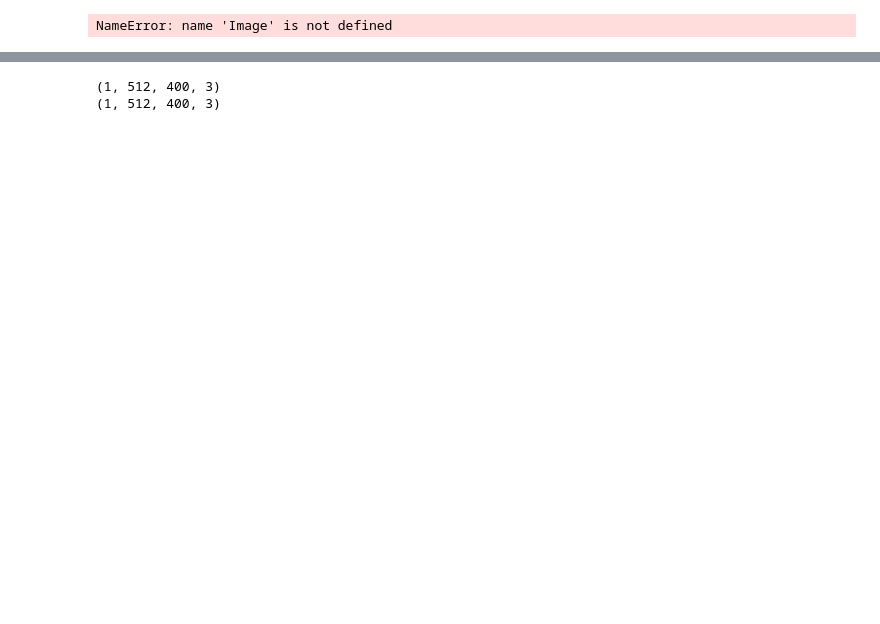
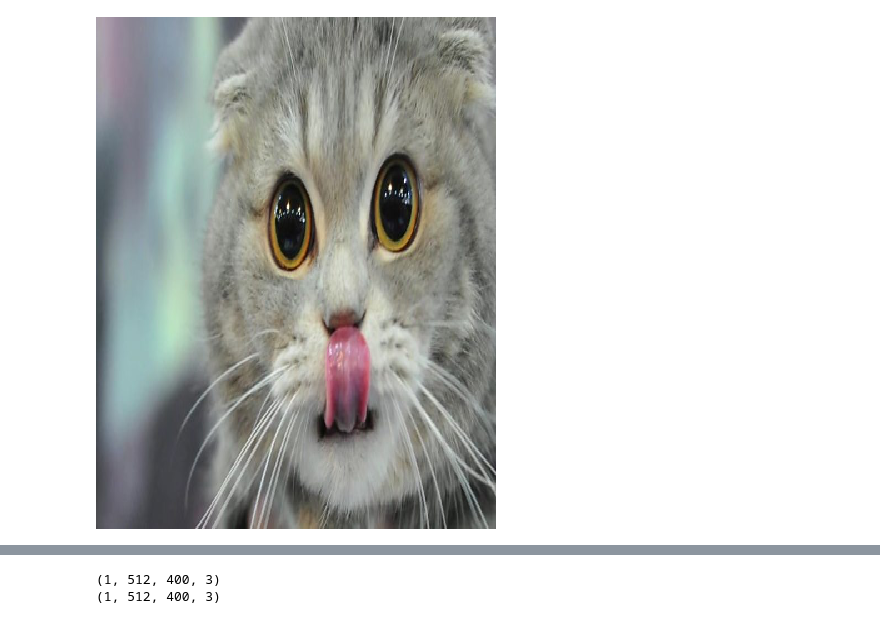
Before and after one commit to aivanou/ml-workshop, a Jupyter notebook: artistic_transfer.ipynb, the cells around one changed output, grey strips where cells are left out. Saved outputs shown, nothing was run; the diff lists cells and outputs as text; code cells hidden in the pictures; blank space fills up the shorter version.

```diff
--- a/artistic_transfer.ipynb
+++ b/artistic_transfer.ipynb
@@ -13,0 +18,5 @@ from scipy.misc import imsave
+# %%
+
+import common.workshop as workshop
+workshop.download_art_generation()
+DATA_DIR='art'
@@ -14,11 +32,11 @@ from scipy.misc import imsave
 # %%
 height = 512
 width = 400
 
-content_image_path = 'content photo path'
+content_image_path = DATA_DIR+"/obj1-cat.jpg"
 content_image = Image.open(content_image_path)
 content_image = content_image.resize((width, height))
 content_image
 # %% [output]
-NameError: name 'Image' is not defined
+[figure, added]
 # %%
```
Also changed, not shown: parts of 17 cells of this notebook.
